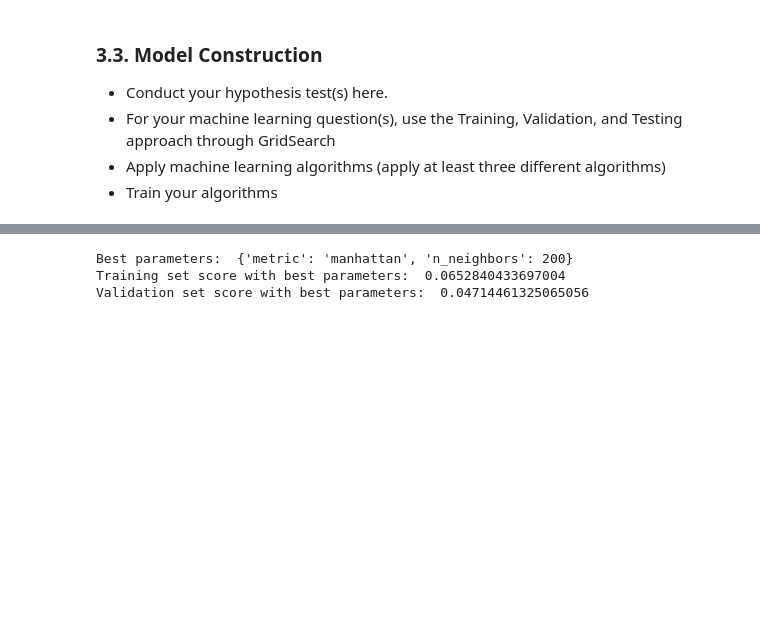
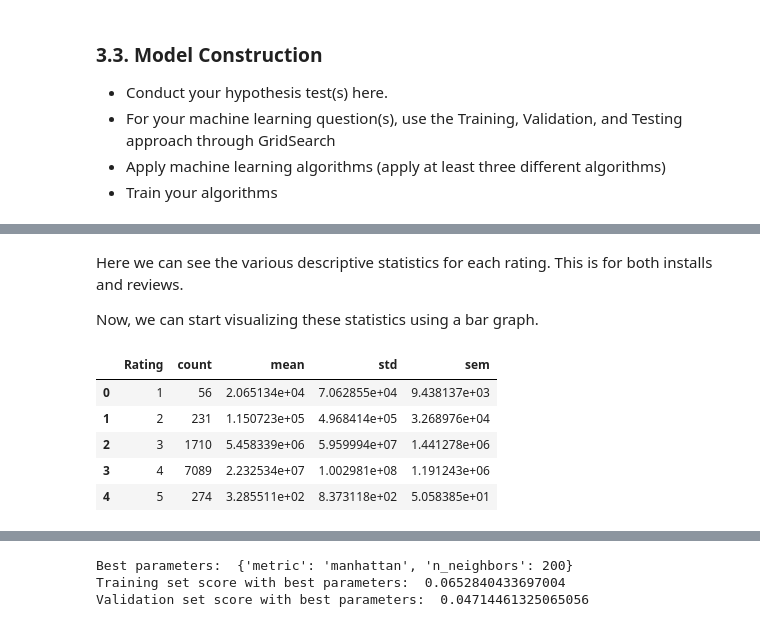
Before and after one commit to yoonpatrick3/ds3000-fp, a Jupyter notebook: DS3000_FP4_Section01_Group24.ipynb, the cells around one changed output, grey strips where cells are left out. Cells and saved outputs as stored; diff of their text form; code cells hidden in the pictures; blank space fills up the shorter version.

Commit message:
more graphs

```diff
--- a/DS3000_FP4_Section01_Group24.ipynb
+++ b/DS3000_FP4_Section01_Group24.ipynb
@@ -517,0 +567,5 @@ As we can see again, none of the features by themselves have a significance diff
+# %%
+descriptives_installs = install_df.groupby("Rating").agg(["count", "mean", "std", "sem"])
+descriptives_installs = descriptives_installs["Installs"]
+
+descriptives_installs
@@ -517,0 +580,5 @@ As we can see again, none of the features by themselves have a significance diff
+# %%
+descriptives_reviews = review_df.groupby("Rating").agg(["count", "mean", "std", "sem"])
+descriptives_reviews = descriptives_reviews["Reviews"]
+
+descriptives_reviews
@@ -517,0 +593,16 @@ As we can see again, none of the features by themselves have a significance diff
+# %% [markdown]
+Here we can see the various descriptive statistics for each rating. This is for both installs and reviews.
+
+Now, we can start visualizing these statistics using a bar graph.
+# %%
+descriptives_installs.reset_index(inplace=True)
+descriptives_reviews.reset_index(inplace=True)
+
+descriptives_installs
+# %% [output]
+|  | Rating | count | mean | std | sem |
+| 0 | 1 | 56 | 2.065134e+04 | 7.062855e+04 | 9.438137e+03 |
+| 1 | 2 | 231 | 1.150723e+05 | 4.968414e+05 | 3.268976e+04 |
+| 2 | 3 | 1710 | 5.458339e+06 | 5.959994e+07 | 1.441278e+06 |
+| 3 | 4 | 7089 | 2.232534e+07 | 1.002981e+08 | 1.191243e+06 |
+| 4 | 5 | 274 | 3.285511e+02 | 8.373118e+02 | 5.058385e+01 |
```
Also changed, not shown: parts of 15 cells of this notebook, 2 other files.
